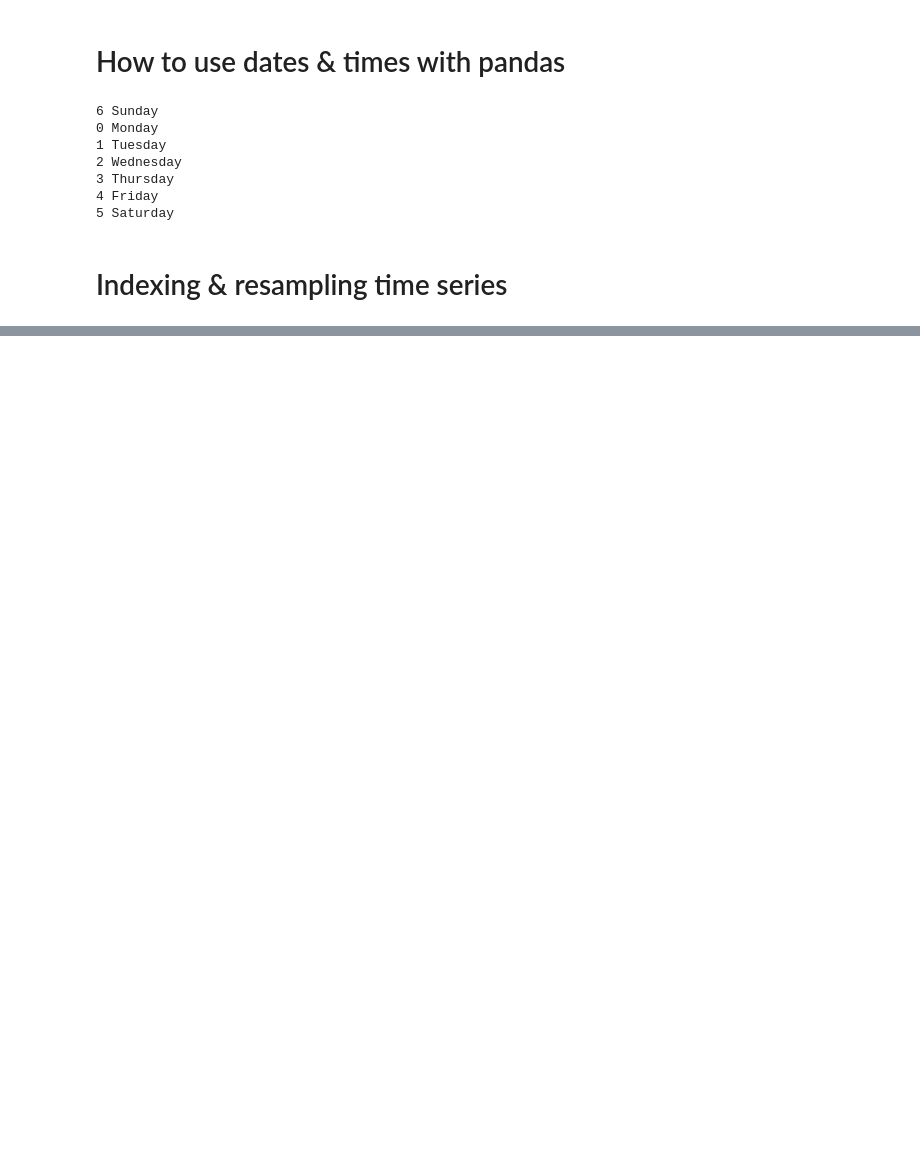
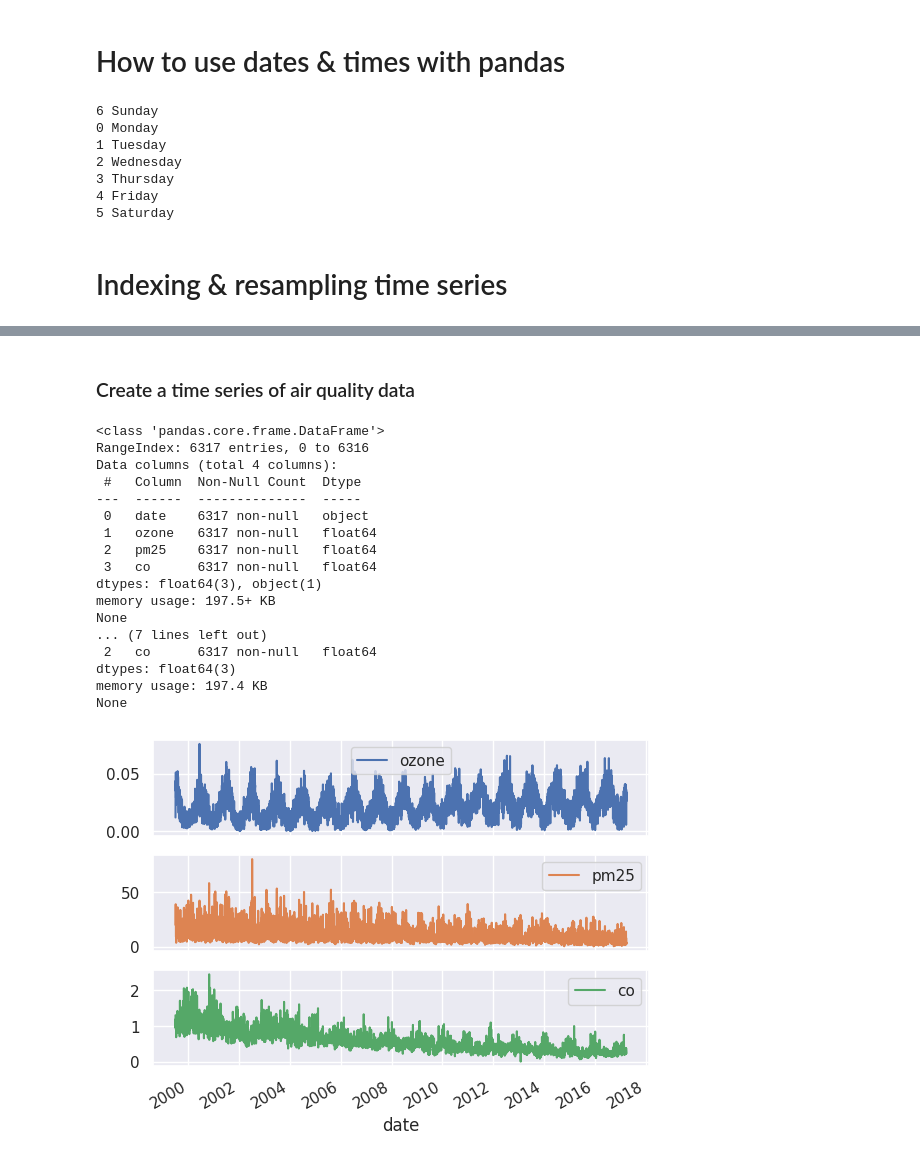
Before and after one commit to MeghanGH/time-series-with-python, a Jupyter notebook: manipulating_time_series_data_in_python.ipynb, the cells around one changed output, grey strips where cells are left out. Drawn from its saved outputs; the diff is of its cells as text; code cells hidden in the pictures; blank space fills up the shorter version.

```diff
--- a/manipulating_time_series_data_in_python.ipynb
+++ b/manipulating_time_series_data_in_python.ipynb
@@ -3,3 +3,7 @@
 # %%
 import pandas as pd
 from datetime import datetime
+import matplotlib.pyplot as plt
+import seaborn as sns
+%matplotlib inline
+sns.set()
@@ -22,3 +35,7 @@ for day in seven_days:
 5 Saturday
 # %% [markdown]
 # Indexing & resampling time series
+# %%
+nyc_csv = '/content/drive/My Drive/Colab Notebooks/Time-Series-with-Python/air_quality_data/nyc.csv'
+nyc = pd.read_csv(nyc_csv)
+nyc.head()
@@ -24,0 +49,37 @@ for day in seven_days:
+# %% [markdown]
+### Create a time series of air quality data
+# %%
+# Inspect data
+print(nyc.info())
+
+# Convert the date column to datetime64
+nyc['date'] = pd.to_datetime(nyc['date'])
+
+# Set date column as index
+nyc.set_index('date', inplace=True)
+
+# Inspect data
+print(nyc.info())
+
+# Plot data
+nyc.plot(subplots=True)
+plt.show()
+# %% [output]
+<class 'pandas.core.frame.DataFrame'>
+RangeIndex: 6317 entries, 0 to 6316
+Data columns (total 4 columns):
+ #   Column  Non-Null Count  Dtype
+---  ------  --------------  -----
+ 0   date    6317 non-null   object
+ 1   ozone   6317 non-null   float64
+ 2   pm25    6317 non-null   float64
+ 3   co      6317 non-null   float64
+dtypes: float64(3), object(1)
+memory usage: 197.5+ KB
+None
+... (7 lines left out)
+ 2   co      6317 non-null   float64
+dtypes: float64(3)
+memory usage: 197.4 KB
+None
+[figure, added]
```
Also changed, not shown: parts of 11 cells of this notebook.
